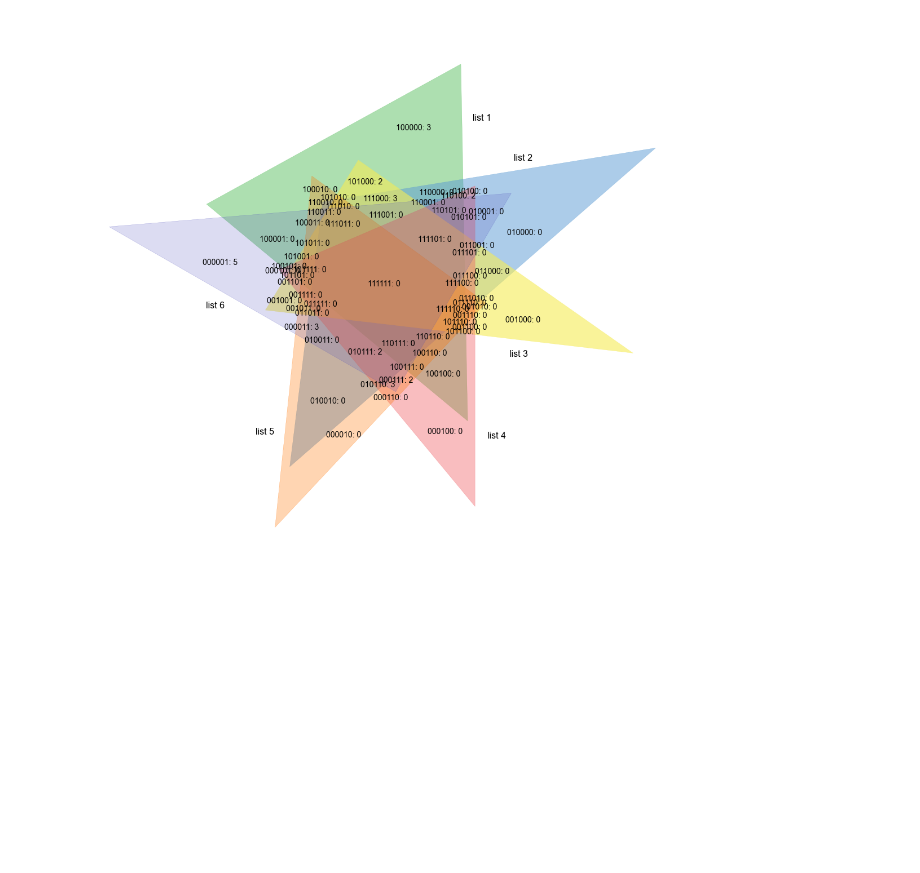
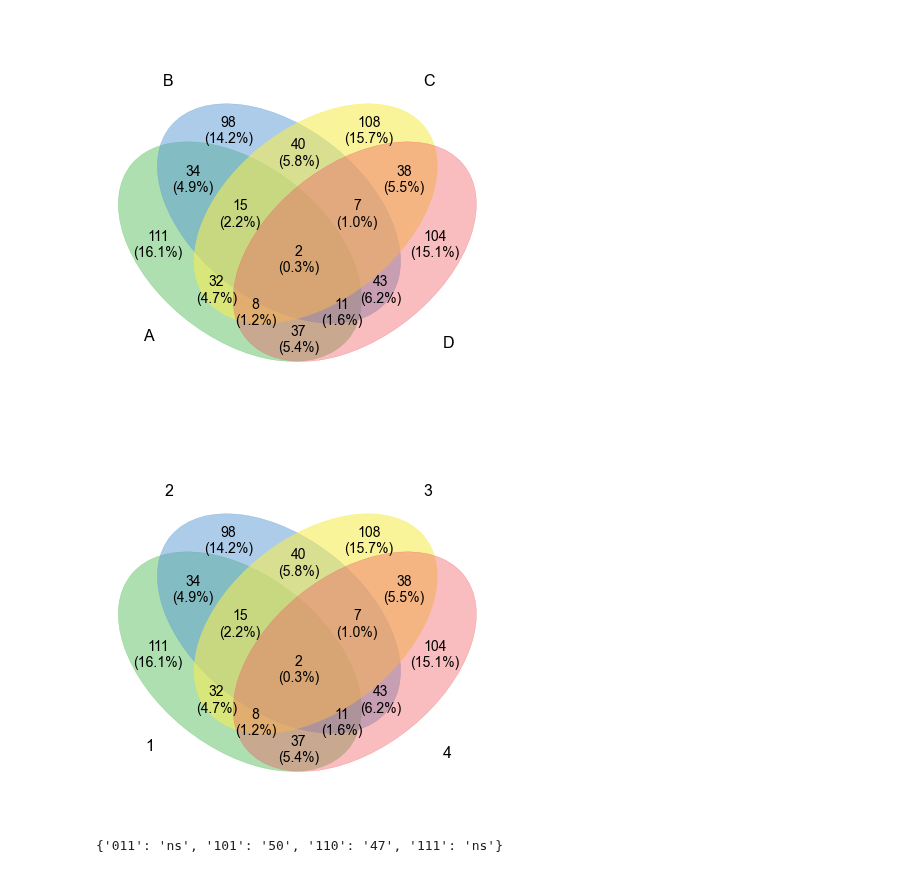
Before and after one commit to ShujiaHuang/geneview, a Jupyter notebook: docs/tutorial/venn.ipynb, the cells around one changed output. Drawn from its saved outputs; the diff is of its cells as text; code cells hidden in the pictures; blank space fills up the shorter version.

```diff
--- a/docs/tutorial/venn.ipynb
+++ b/docs/tutorial/venn.ipynb
@@ -75,5 +71,11 @@ ax = venn(labels, dataset_labels=['list1', 'list2'])
 # %%
-labels = get_labels([range(10), range(5, 15), range(3, 8)], fill=['number', 'logic'])
-f, ax = plt.subplots(figsize=(10, 10))
-ax = venn(labels, dataset_labels=['list 1', 'list 2', 'list 3'], ax=ax)
+from geneview import vennx, generate_petal_labels
+dataset_dict = {
+    name: set(choice(1000, 250, replace=False))
+    for name in list("ABCD")
+}
+
+# petal_labels = generate_petal_labels(dataset_dict.values(), fmt="{logic}\n({percentage:.1f}%)")
+petal_labels = generate_petal_labels(dataset_dict.values(), fmt="{size}\n({percentage:.1f}%)")
+petal_labels
 # %% [output]
@@ -93,7 +97,20 @@ ax = venn(labels, dataset_labels=['list 1', 'list 2', 'list 3', 'list 4', 'list
-# %%
-labels = get_labels([range(10), range(5, 15), range(3, 8), range(8, 17), range(10, 20), range(13, 25)], fill=['number', 'logic'])
-
-f, ax = plt.subplots(figsize=(18, 18))
-ax = venn(labels, dataset_labels=['list 1', 'list 2', 'list 3', 'list 4', 'list 5', 'list 6'], ax=ax)
-# %% [output]
-[figure, removed]
+# %%
+ax = vennx(data=petal_labels, names=list(dataset_dict.keys()))
+# %% [output]
+[figure, added]
+# %%
+ax = vennx(data=petal_labels, names=[1,2,3,4])
+# %% [output]
+[figure, added]
+# %%
+dataset_dict = {name: set(choice(1000, 250, replace=False)) for name in list("αβγ")}
+petal_labels = generate_petal_labels(dataset_dict.values(), fmt="{size}")
+
+significance_filter = lambda value: value if int(value) >= 45 else "ns"
+petal_labels = {logic: significance_filter(value) for logic, value in petal_labels.items()}
+for logic in "001", "010", "100":
+    del petal_labels[logic]
+
+petal_labels
+# %% [output]
+{'011': 'ns', '101': '50', '110': '47', '111': 'ns'}
```
Also changed, not shown: parts of 11 cells of this notebook, 2 other files.
